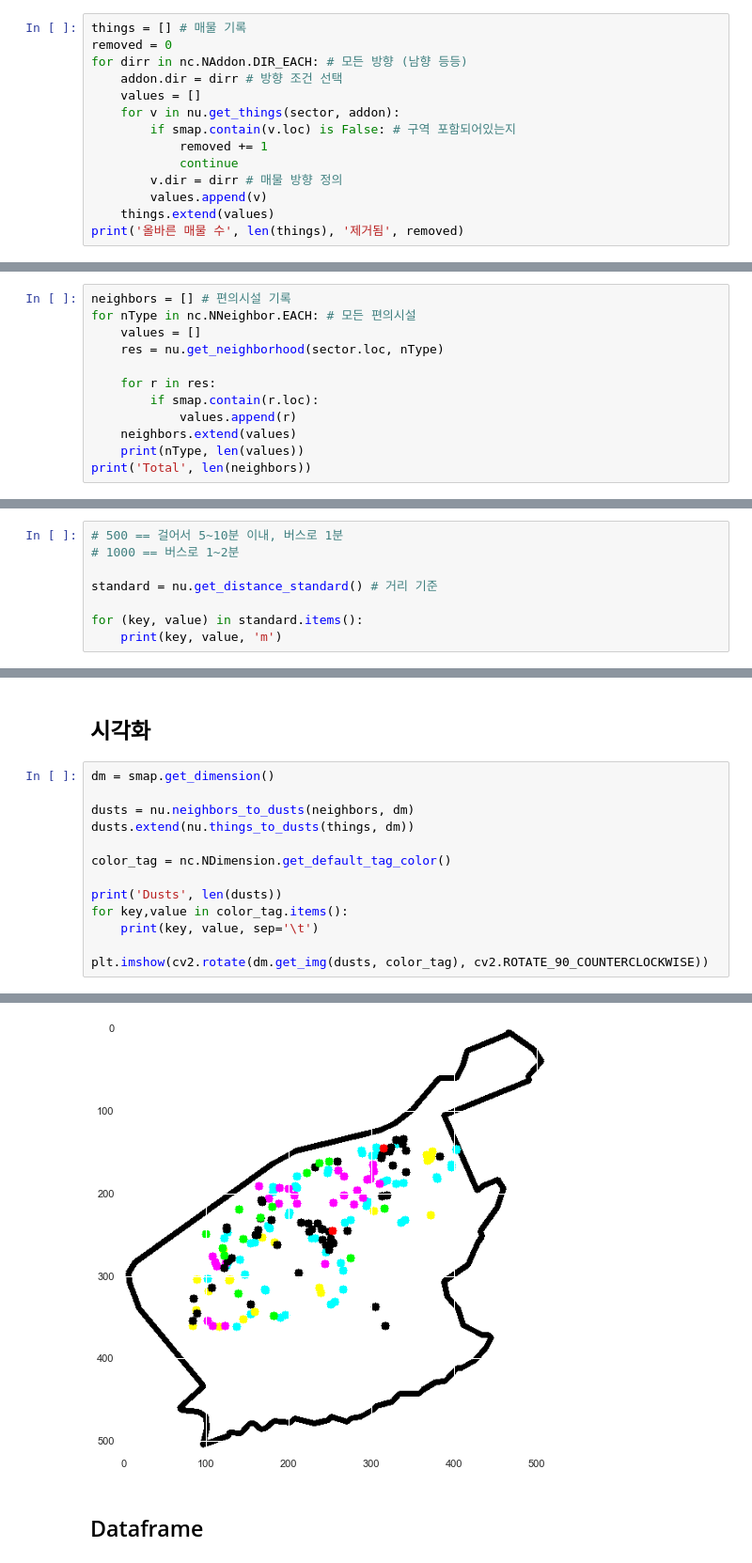
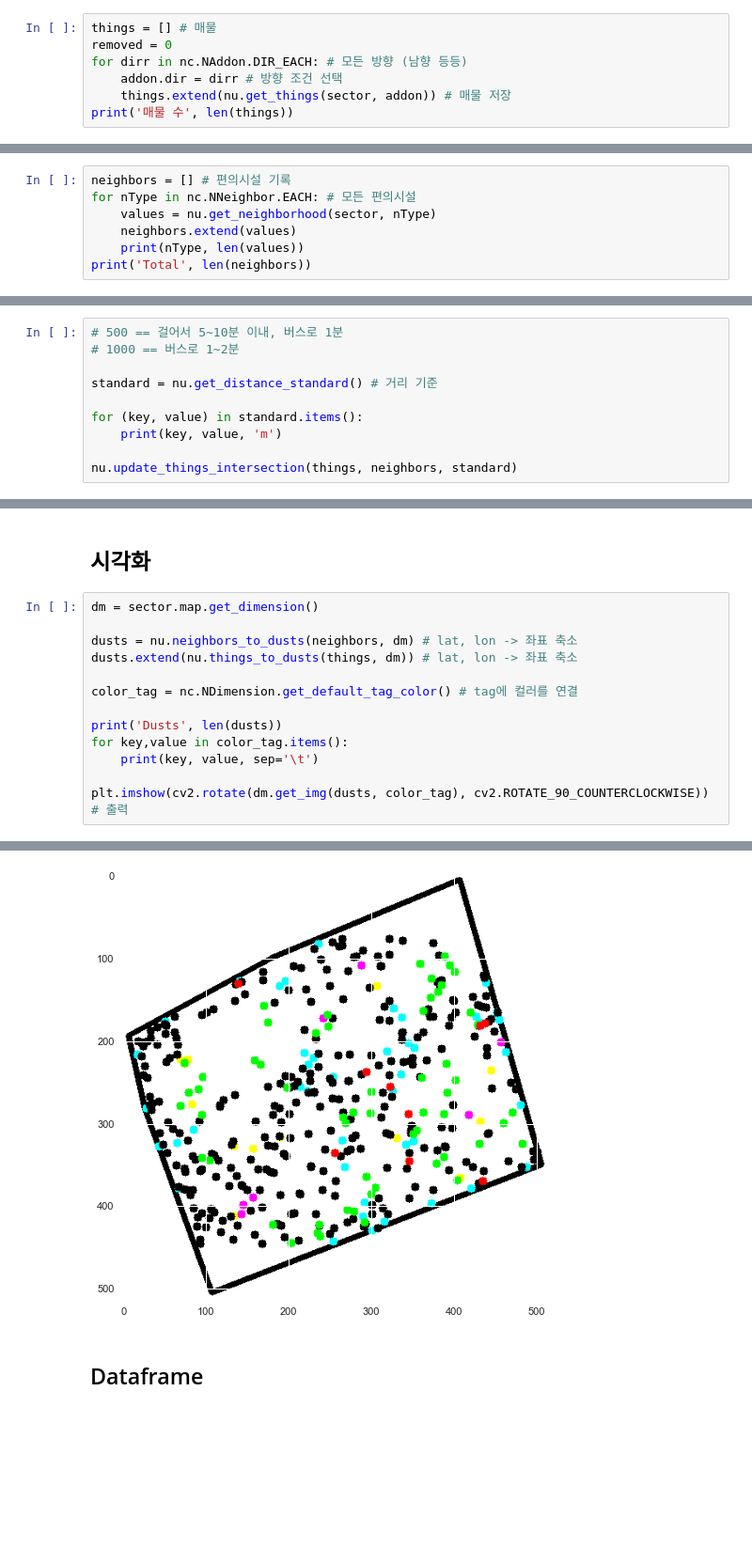
Before and after one commit to ByungJin-Lee/NaverRealEstateHavester, a Jupyter notebook: Crawling.ipynb, the cells around one changed output, grey strips where cells are left out. Shown at 94% size. Cells and saved outputs as stored; diff of their text form; blank space fills up the shorter version.

```diff
--- a/Crawling.ipynb
+++ b/Crawling.ipynb
@@ -51,17 +49,10 @@ addon = nc.NAddon(
 # %% [markdown]
 ## 조건과 구역을 이용하여 매물 탐색
 # %%
-things = [] # 매물 기록
+things = [] # 매물
 removed = 0
 for dirr in nc.NAddon.DIR_EACH: # 모든 방향 (남향 등등)
     addon.dir = dirr # 방향 조건 선택
-    values = []
-    for v in nu.get_things(sector, addon):
-        if smap.contain(v.loc) is False: # 구역 포함되어있는지
-            removed += 1
-            continue
-        v.dir = dirr # 매물 방향 정의
-        values.append(v)
-    things.extend(values)
-print('올바른 매물 수', len(things), '제거됨', removed)
+    things.extend(nu.get_things(sector, addon)) # 매물 저장
+print('매물 수', len(things))
 # %% [output]
@@ -71,12 +62,7 @@ print('올바른 매물 수', len(things), '제거됨', removed)
 # %%
 neighbors = [] # 편의시설 기록
 for nType in nc.NNeighbor.EACH: # 모든 편의시설
-    values = []
-    res = nu.get_neighborhood(sector.loc, nType)
-
-    for r in res:
-        if smap.contain(r.loc):
-            values.append(r)
+    values = nu.get_neighborhood(sector, nType)
     neighbors.extend(values)
     print(nType, len(values))
 print('Total', len(neighbors))
@@ -104,6 +90,8 @@ standard = nu.get_distance_standard() # 거리 기준
 
 for (key, value) in standard.items():
     print(key, value, 'm')
+
+nu.update_things_intersection(things, neighbors, standard)
 # %% [output]
 BUS 500 m
 METRO 500 m
@@ -128,16 +108,16 @@ for thing in things: # 매물
 # %% [markdown]
 ## 시각화
 # %%
-dm = smap.get_dimension()
+dm = sector.map.get_dimension()
 
-dusts = nu.neighbors_to_dusts(neighbors, dm)
-dusts.extend(nu.things_to_dusts(things, dm))
+dusts = nu.neighbors_to_dusts(neighbors, dm) # lat, lon -> 좌표 축소
+dusts.extend(nu.things_to_dusts(things, dm)) # lat, lon -> 좌표 축소
 
-color_tag = nc.NDimension.get_default_tag_color()
+color_tag = nc.NDimension.get_default_tag_color() # tag에 컬러를 연결
 
 print('Dusts', len(dusts))
 for key,value in color_tag.items():
     print(key, value, sep='\t')
 
-plt.imshow(cv2.rotate(dm.get_img(dusts, color_tag), cv2.ROTATE_90_COUNTERCLOCKWISE))
+plt.imshow(cv2.rotate(dm.get_img(dusts, color_tag), cv2.ROTATE_90_COUNTERCLOCKWISE)) # 출력
 # %% [output]
@@ -145,23 +125,23 @@ Dusts 222
 APT     (0, 255, 0)
 ABYG    (0, 255, 0)
 OPST    (255, 0, 0)
 OBYG    (255, 0, 0)
 JGB     (0, 0, 255)
 JGC     (0, 0, 255)
 BUS     (0, 255, 255)
 METRO   (0, 255, 255)
 INFANT  (255, 255, 0)
 PRESCHOOL       (255, 255, 0)
 SCHOOLPOI       (255, 0, 255)
 HOSPITAL        (0, 0, 0)
 PARKING (0, 0, 0)
 MART    (0, 0, 0)
 CONVENIENCE     (0, 0, 0)
 WASHING (0, 0, 0)
 BANK    (0, 0, 0)
 OFFICE  (0, 0, 0)
 <matplotlib.image.AxesImage at 0x...>
-[figure, old version]
+[figure, new version]
 # %% [markdown]
 ## Dataframe
 # %%
```
Also changed, not shown: parts of 11 cells of this notebook, 4 other files.
